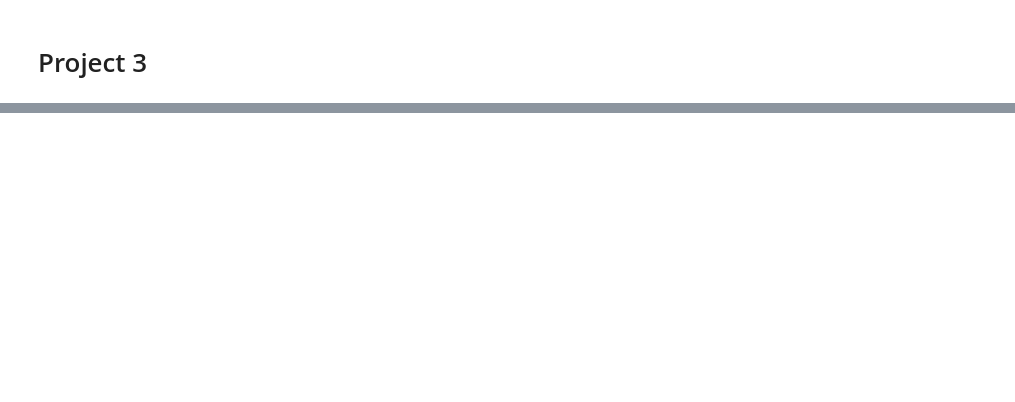
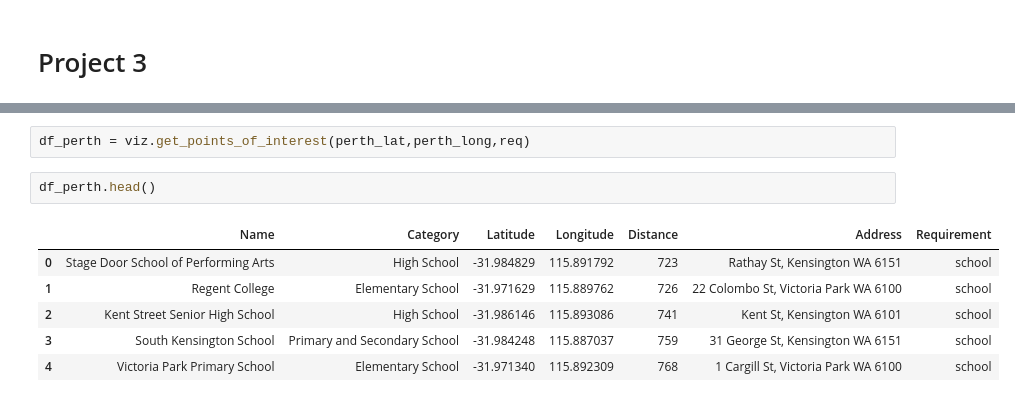
Before and after one commit to nerealarrachea/maps, a Jupyter notebook: src/main.ipynb, the cells around one changed output, grey strips where cells are left out. Cells and saved outputs as stored; diff of their text form; blank space fills up the shorter version.

```diff
--- a/src/main.ipynb
+++ b/src/main.ipynb
@@ -23,0 +165,11 @@ db = client["ironhack"]
+# %%
+df_perth = viz.get_points_of_interest(perth_lat,perth_long,req)
+# %%
+df_perth.head()
+# %% [output]
+|  | Name | Category | Latitude | Longitude | Distance | Address | Requirement |
+| 0 | Stage Door School of Performing Arts | High School | -31.984829 | 115.891792 | 723 | Rathay St, Kensington WA 6151 | school |
+| 1 | Regent College | Elementary School | -31.971629 | 115.889762 | 726 | 22 Colombo St, Victoria Park WA 6100 | school |
+| 2 | Kent Street Senior High School | High School | -31.986146 | 115.893086 | 741 | Kent St, Kensington WA 6101 | school |
+| 3 | South Kensington School | Primary and Secondary School | -31.984248 | 115.887037 | 759 | 31 George St, Kensington WA 6151 | school |
+| 4 | Victoria Park Primary School | Elementary School | -31.971340 | 115.892309 | 768 | 1 Cargill St, Victoria Park WA 6100 | school |
```
Also changed, not shown: parts of 32 cells of this notebook.
